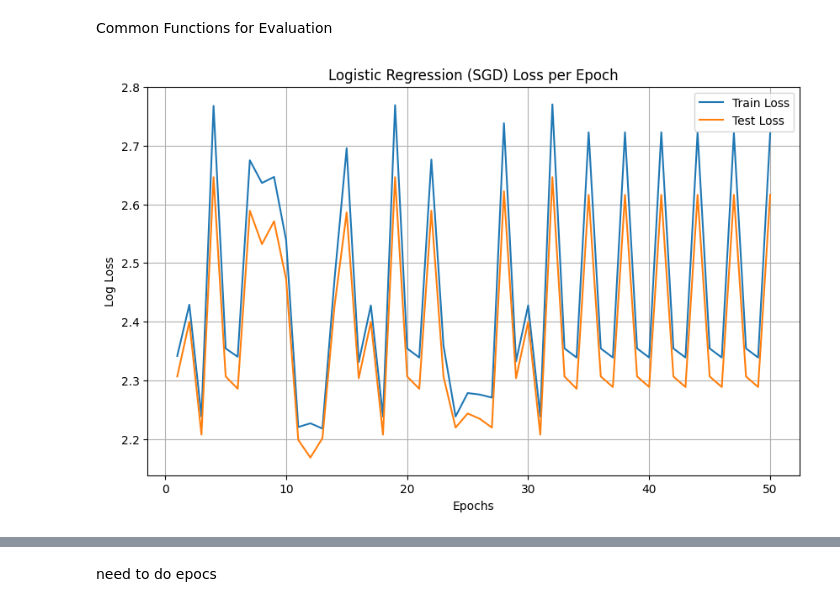
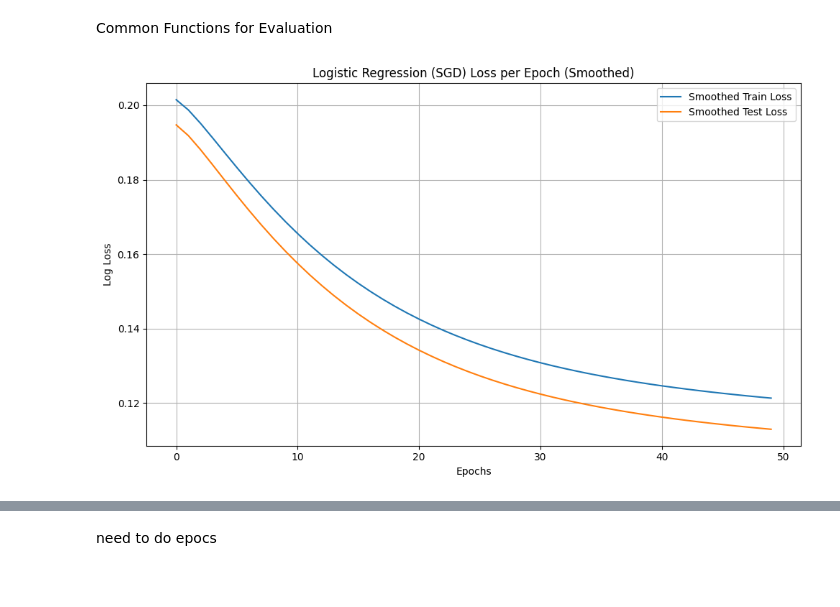
Before and after one commit to shubhammane7777/Comparing-Algorithms-for-Credit-Risk-Prediction-, a Jupyter notebook: Comparison_of_algorithms_of_credit_risk_for_prediction_.ipynb, the cells around one changed output, grey strips where cells are left out. Cells and saved outputs as stored; diff of their text form; code cells hidden in the pictures.

```diff
--- a/Comparison_of_algorithms_of_credit_risk_for_prediction_.ipynb
+++ b/Comparison_of_algorithms_of_credit_risk_for_prediction_.ipynb
@@ -203,33 +203,68 @@ def evaluate_model(model, X_test, y_test):
 Common Functions for Evaluation
 # %%
 from sklearn.linear_model import SGDClassifier
+from sklearn.preprocessing import StandardScaler
 from sklearn.metrics import log_loss
+import matplotlib.pyplot as plt
+import numpy as np
+import warnings
+from sklearn.exceptions import ConvergenceWarning
 
+# Suppress warnings
+warnings.filterwarnings("ignore", category=ConvergenceWarning)
+
+# Step 1: Scale the data
+scaler = StandardScaler()
+X_train_scaled = scaler.fit_transform(X_train_res)
+X_test_scaled = scaler.transform(X_test)
+
+# Step 2: Train with manual epochs using SGD
 epochs = 50
 train_losses, test_losses = [], []
 
-model = SGDClassifier(loss='log_loss', max_iter=1, warm_start=True, random_state=42)
+model = SGDClassifier(loss='log_loss',
+                      learning_rate='constant',
+                      eta0=0.001,            # Smaller learning rate
+                      max_iter=1,            # 1 epoch per .fit()
+                      tol=None,              # Don't check convergence
+                      warm_start=True,
+                      average=True,          # Averaged SGD = smoother
+                      random_state=42)
 
 for epoch in range(epochs):
-    model.fit(X_train_res, y_train_res)
-    y_train_prob = model.predict_proba(X_train_res)
-    y_test_prob = model.predict_proba(X_test)
+    model.fit(X_train_scaled, y_train_res)
+    y_train_prob = model.predict_proba(X_train_scaled)
+    y_test_prob = model.predict_proba(X_test_scaled)
 
     train_losses.append(log_loss(y_train_res, y_train_prob))
     test_losses.append(log_loss(y_test, y_test_prob))
 
-# Plot
+# Step 3: Smooth the loss curve
+def smooth_curve(values, weight=0.9):
+    smoothed = []
+    last = values[0]
+    for val in values:
+        smoothed_val = last * weight + (1 - weight) * val
+        smoothed.append(smoothed_val)
+        last = smoothed_val
+    return smoothed
+
+train_losses_sm = smooth_curve(train_losses)
+test_losses_sm = smooth_curve(test_losses)
+
+# Step 4: Plot
 plt.figure(figsize=(10, 6))
-plt.plot(range(1, epochs+1), train_losses, label='Train Loss')
-plt.plot(range(1, epochs+1), test_losses, label='Test Loss')
+plt.plot(train_losses_sm, label='Smoothed Train Loss')
+plt.plot(test_losses_sm, label='Smoothed Test Loss')
 plt.xlabel("Epochs")
 plt.ylabel("Log Loss")
-plt.title("Logistic Regression (SGD) Loss per Epoch")
+plt.title("Logistic Regression (SGD) Loss per Epoch (Smoothed)")
 plt.legend()
-plt.grid()
+plt.grid(True)
+plt.tight_layout()
 plt.show()
 # %% [output]
-[figure, old version]
+[figure, new version]
 # %%
 from sklearn.ensemble import RandomForestClassifier
 
```
Also changed, not shown: parts of 2 cells of this notebook.
